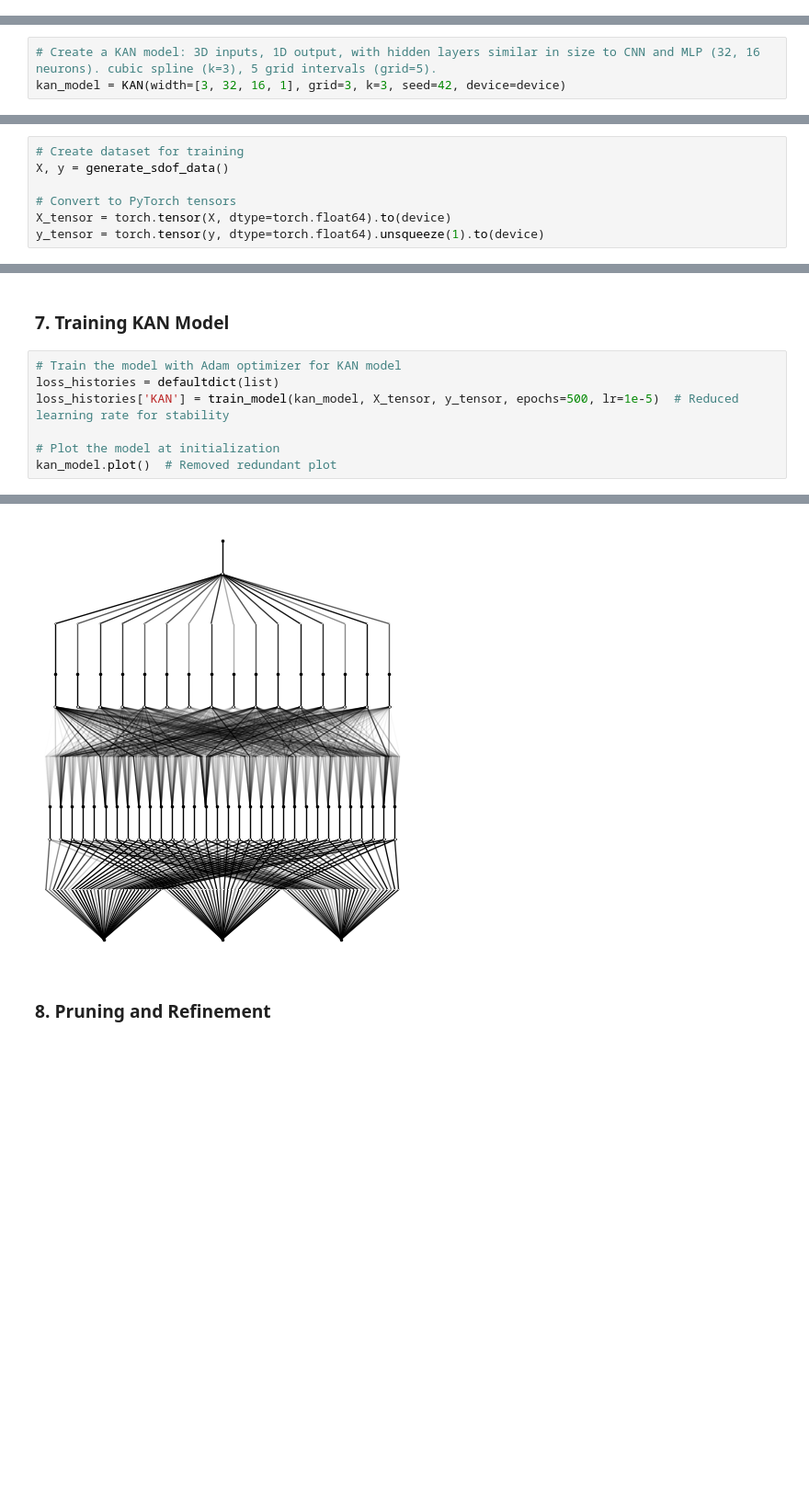
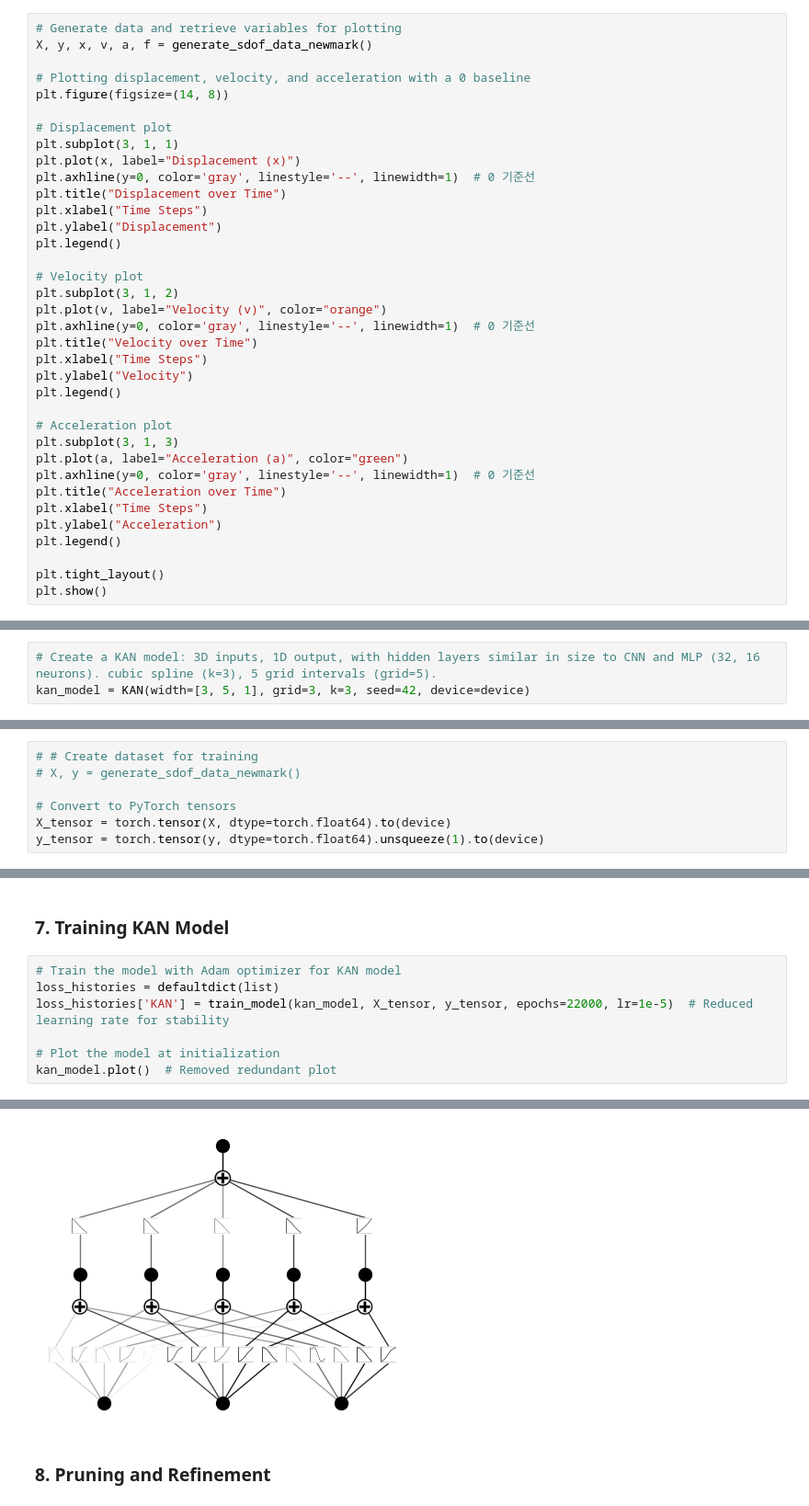
Before and after one commit to 2jeongmin/KANcoder, a Jupyter notebook: sdof_interpreter.ipynb, the cells around one changed output, grey strips where cells are left out. Shown at 92% size. Cells and saved outputs as stored; diff of their text form; blank space fills up the shorter version.

Commit message:
layer reduced, SiLU applied

```diff
--- a/sdof_interpreter.ipynb
+++ b/sdof_interpreter.ipynb
@@ -40,0 +57,36 @@ def generate_sdof_data(samples=1000, dt=0.01):
+# %%
+# Generate data and retrieve variables for plotting
+X, y, x, v, a, f = generate_sdof_data_newmark()
+
+# Plotting displacement, velocity, and acceleration with a 0 baseline
+plt.figure(figsize=(14, 8))
+
+# Displacement plot
+plt.subplot(3, 1, 1)
+plt.plot(x, label="Displacement (x)")
+plt.axhline(y=0, color='gray', linestyle='--', linewidth=1)  # 0 기준선
+plt.title("Displacement over Time")
+plt.xlabel("Time Steps")
+plt.ylabel("Displacement")
+plt.legend()
+
+# Velocity plot
+plt.subplot(3, 1, 2)
+plt.plot(v, label="Velocity (v)", color="orange")
+plt.axhline(y=0, color='gray', linestyle='--', linewidth=1)  # 0 기준선
+plt.title("Velocity over Time")
+plt.xlabel("Time Steps")
+plt.ylabel("Velocity")
+plt.legend()
+
+# Acceleration plot
+plt.subplot(3, 1, 3)
+plt.plot(a, label="Acceleration (a)", color="green")
+plt.axhline(y=0, color='gray', linestyle='--', linewidth=1)  # 0 기준선
+plt.title("Acceleration over Time")
+plt.xlabel("Time Steps")
+plt.ylabel("Acceleration")
+plt.legend()
+
+plt.tight_layout()
+plt.show()
@@ -42,15 +96,15 @@ def generate_sdof_data(samples=1000, dt=0.01):
 ### 2. KAN Model Initialization
 # %%
 # Create a KAN model: 3D inputs, 1D output, with hidden layers similar in size to CNN and MLP (32, 16 neurons). cubic spline (k=3), 5 grid intervals (grid=5).
-kan_model = KAN(width=[3, 32, 16, 1], grid=3, k=3, seed=42, device=device)
+kan_model = KAN(width=[3, 5, 1], grid=3, k=3, seed=42, device=device)
 # %% [output]
 checkpoint directory created: ./model
 saving model version 0.0
 # %% [markdown]
 ### 3. Data Preparation
 # %%
-# Create dataset for training
-X, y = generate_sdof_data()
+# # Create dataset for training
+# X, y = generate_sdof_data_newmark()
 
 # Convert to PyTorch tensors
 X_tensor = torch.tensor(X, dtype=torch.float64).to(device)
@@ -170,7 +224,7 @@ def train_model(model, X, y, epochs=500, lr=1e-4):
 # %%
 # Train the model with Adam optimizer for KAN model
 loss_histories = defaultdict(list)
-loss_histories['KAN'] = train_model(kan_model, X_tensor, y_tensor, epochs=500, lr=1e-5)  # Reduced learning rate for stability
+loss_histories['KAN'] = train_model(kan_model, X_tensor, y_tensor, epochs=22000, lr=1e-5)  # Reduced learning rate for stability
 
 # Plot the model at initialization
 kan_model.plot()  # Removed redundant plot
@@ -183,4 +249,4 @@ Epoch [500/500], Loss: 0.1535
-[figure, old version]
+[figure, new version]
 # %% [markdown]
 ### 8. Pruning and Refinement
 # %%
```
Also changed, not shown: parts of 20 cells of this notebook.
